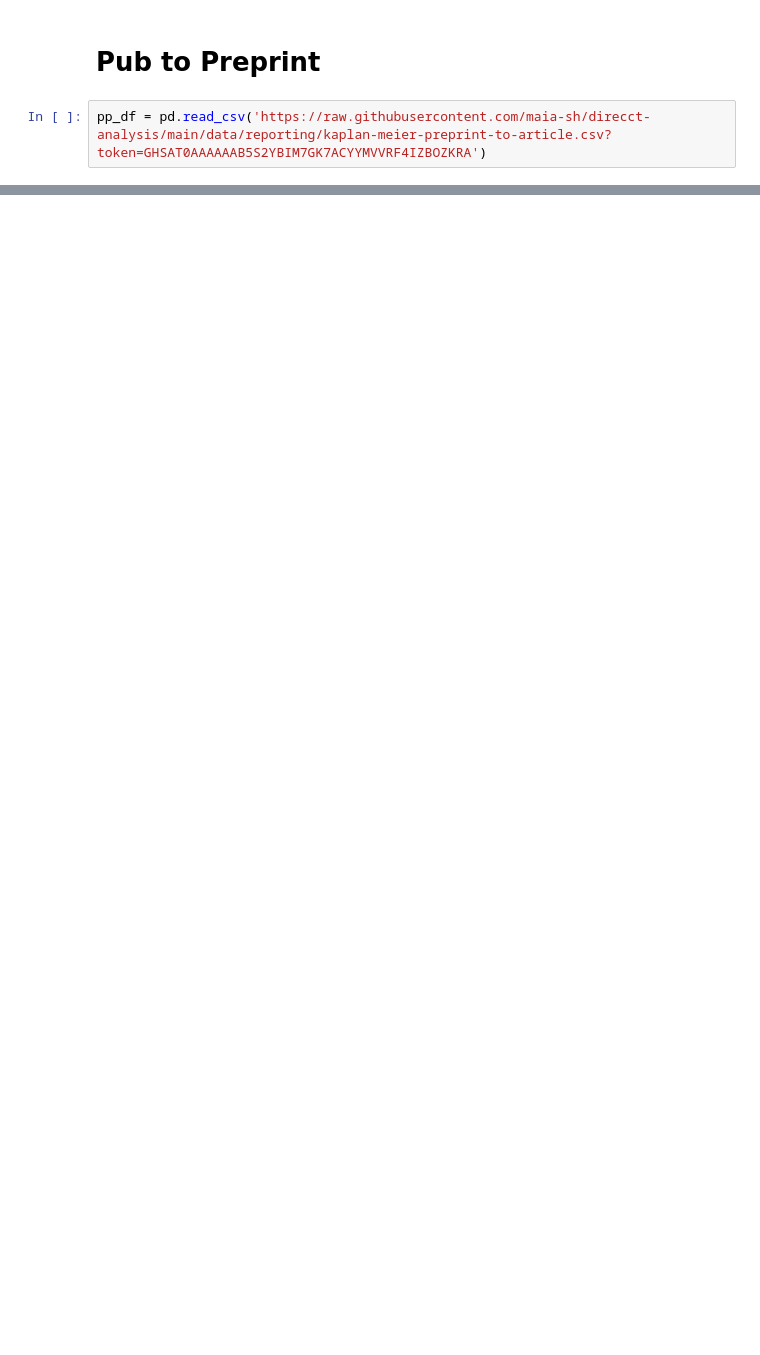
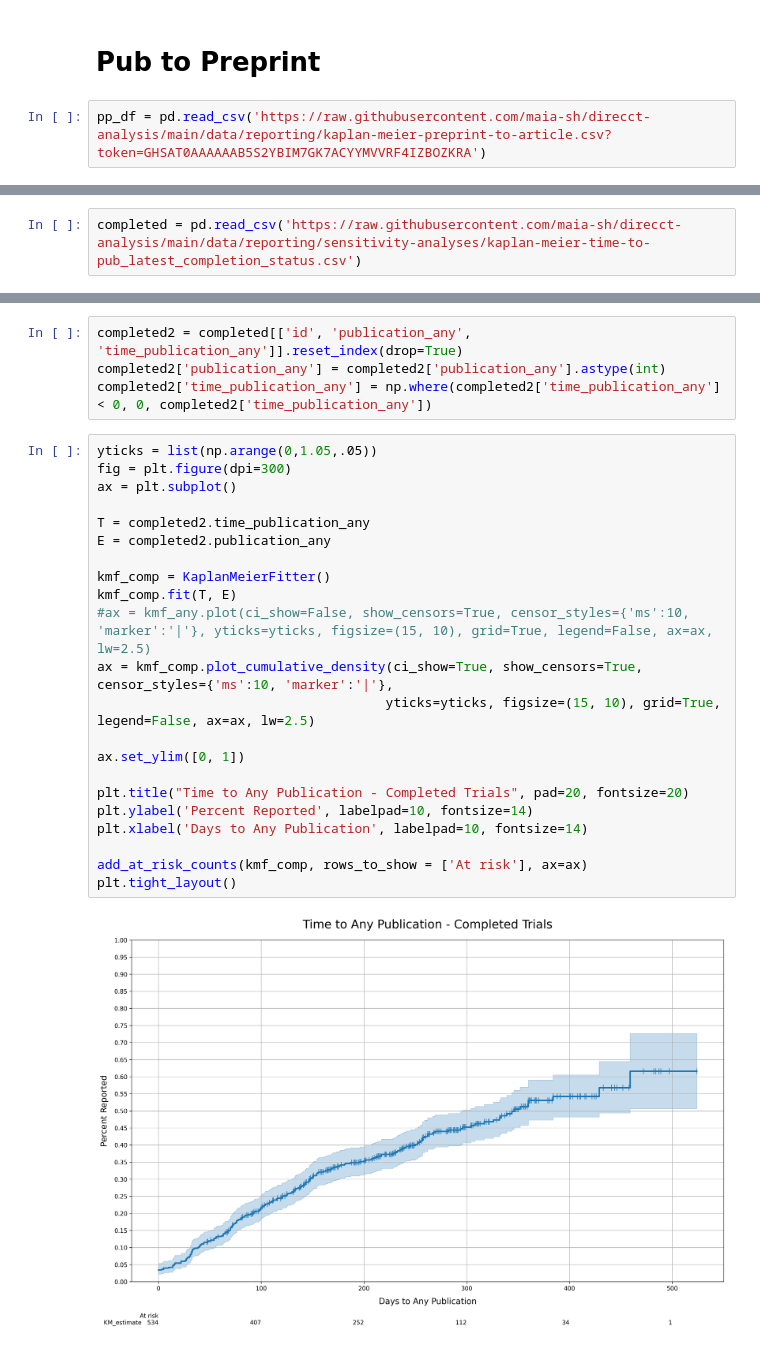
Before and after one commit to ebmdatalab/direcct-phase2-python, a Jupyter notebook: notebooks/7 Analysis.ipynb, the cells around one changed output, grey strips where cells are left out. Drawn from its saved outputs; the diff is of its cells as text; blank space fills up the shorter version.

```diff
--- a/notebooks/7 Analysis.ipynb
+++ b/notebooks/7 Analysis.ipynb
@@ -558,0 +673,2 @@ fig.savefig('preprint_article_pub.png')
+# %%
+completed = pd.read_csv('https://raw.githubusercontent.com/maia-sh/direcct-analysis/main/data/reporting/sensitivity-analyses/kaplan-meier-time-to-pub_latest_completion_status.csv')
@@ -558,0 +684,28 @@ fig.savefig('preprint_article_pub.png')
+# %%
+completed2 = completed[['id', 'publication_any', 'time_publication_any']].reset_index(drop=True)
+completed2['publication_any'] = completed2['publication_any'].astype(int)
+completed2['time_publication_any'] = np.where(completed2['time_publication_any'] < 0, 0, completed2['time_publication_any'])
+# %%
+yticks = list(np.arange(0,1.05,.05))
+fig = plt.figure(dpi=300)
+ax = plt.subplot()
+
+T = completed2.time_publication_any
+E = completed2.publication_any
+
+kmf_comp = KaplanMeierFitter()
+kmf_comp.fit(T, E)
+#ax = kmf_any.plot(ci_show=False, show_censors=True, censor_styles={'ms':10, 'marker':'|'}, yticks=yticks, figsize=(15, 10), grid=True, legend=False, ax=ax, lw=2.5)
+ax = kmf_comp.plot_cumulative_density(ci_show=True, show_censors=True, censor_styles={'ms':10, 'marker':'|'},
+                                     yticks=yticks, figsize=(15, 10), grid=True, legend=False, ax=ax, lw=2.5)
+
+ax.set_ylim([0, 1])
+
+plt.title("Time to Any Publication - Completed Trials", pad=20, fontsize=20)
+plt.ylabel('Percent Reported', labelpad=10, fontsize=14)
+plt.xlabel('Days to Any Publication', labelpad=10, fontsize=14)
+
+add_at_risk_counts(kmf_comp, rows_to_show = ['At risk'], ax=ax)
+plt.tight_layout()
+# %% [output]
+[figure, added]
```
Also changed, not shown: parts of 24 cells of this notebook, 1 other file.
